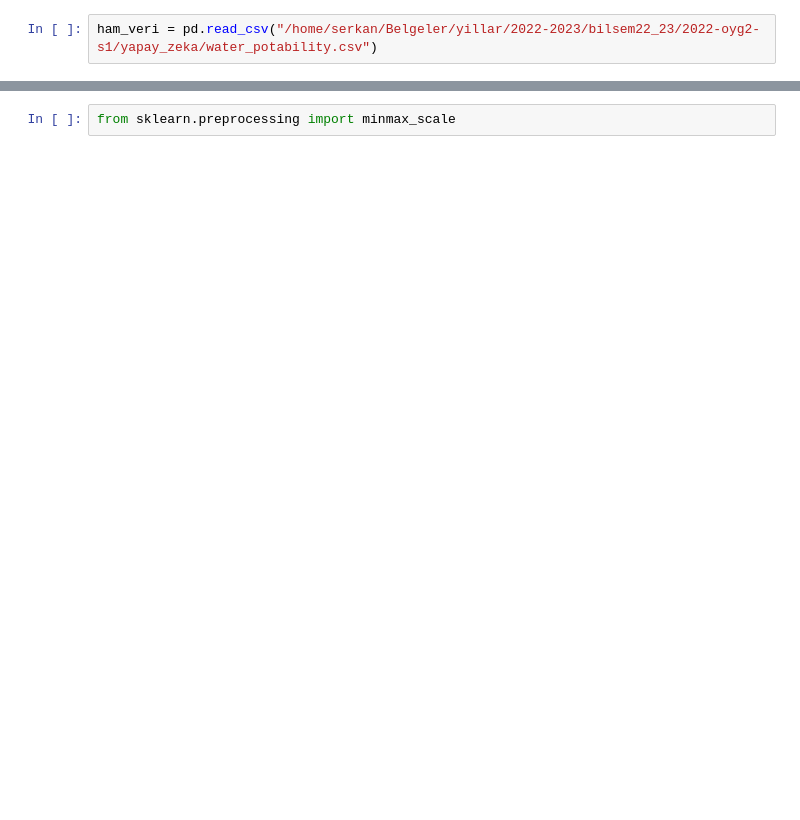
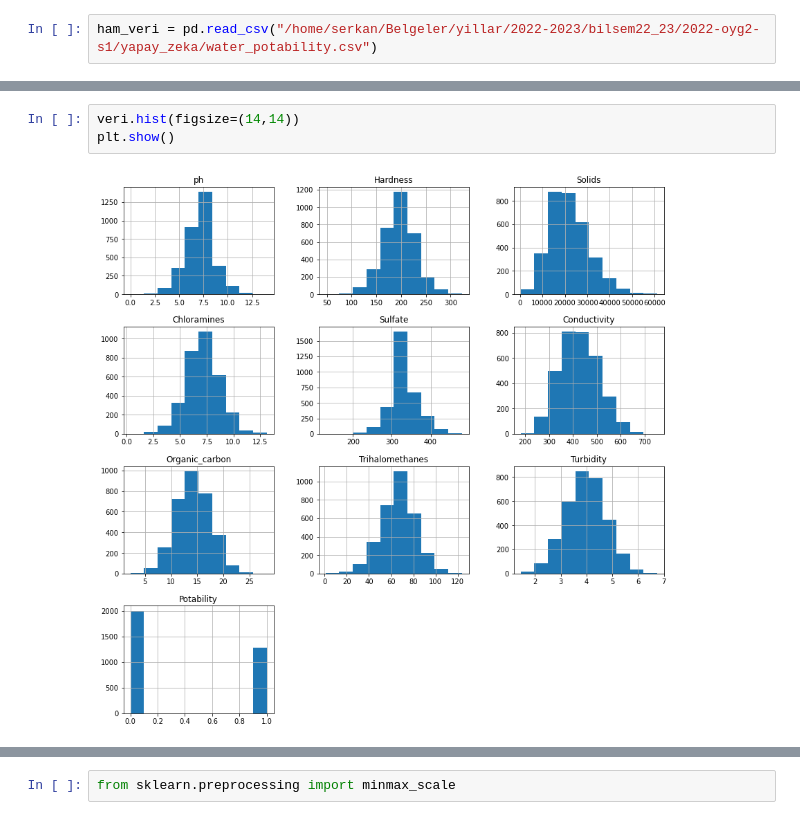
Before and after one commit to serkancam/bilsem22_23, a Jupyter notebook: 2022-oyg2-s1/yapay_zeka/su_icilebilirligi.ipynb, the cells around one changed output, grey strips where cells are left out. Cells and saved outputs as stored; diff of their text form; blank space fills up the shorter version.

```diff
--- a/2022-oyg2-s1/yapay_zeka/su_icilebilirligi.ipynb
+++ b/2022-oyg2-s1/yapay_zeka/su_icilebilirligi.ipynb
@@ -21,0 +102,5 @@ ham_veri
+# %%
+veri.hist(figsize=(14,14))
+plt.show()
+# %% [output]
+[figure, added]
```
Also changed, not shown: parts of 28 cells of this notebook.
